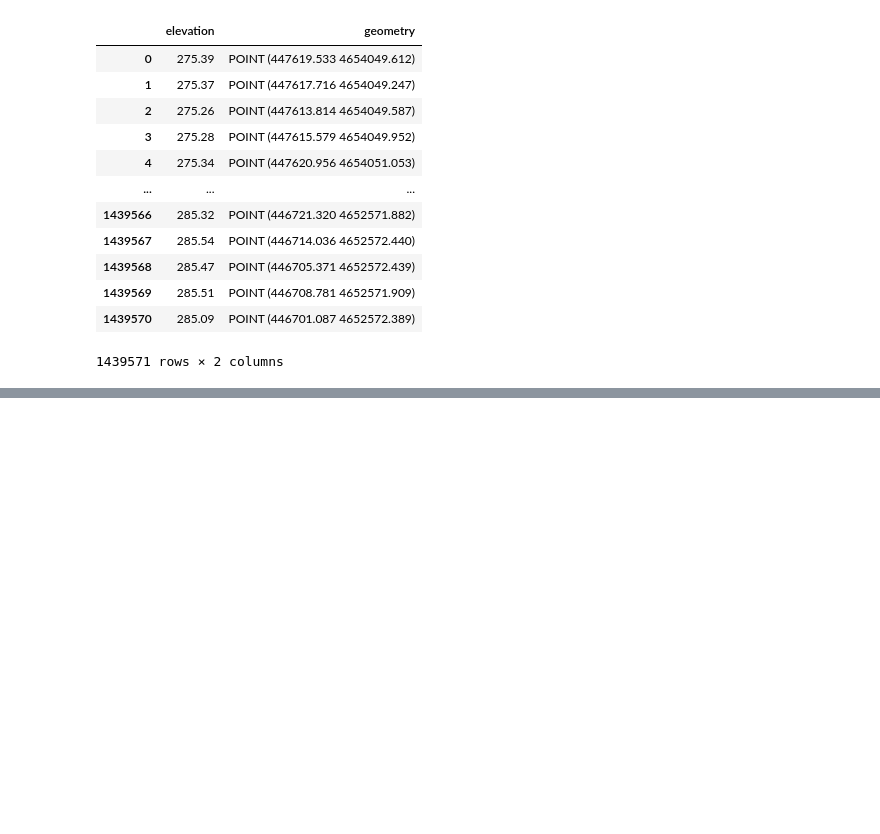
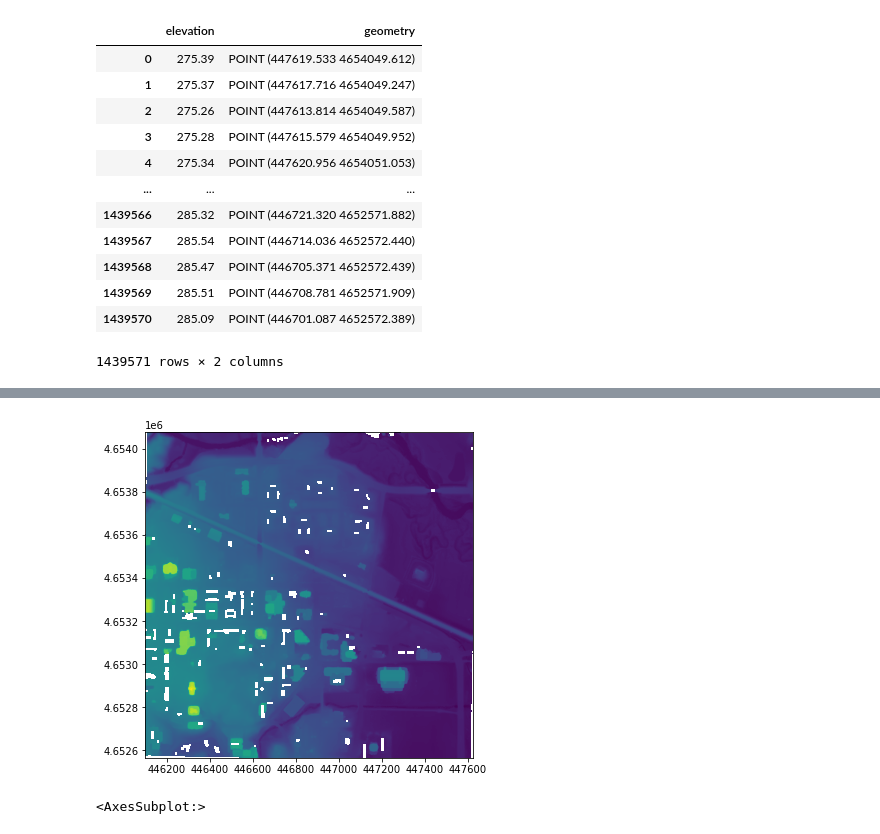
Before and after one commit to tesfayealex/Pylidar, a Jupyter notebook: docs/example.ipynb, the cells around one changed output, grey strips where cells are left out. Drawn from its saved outputs; the diff is of its cells as text; code cells hidden in the pictures; blank space fills up the shorter version.

```diff
--- a/docs/example.ipynb
+++ b/docs/example.ipynb
@@ -24,0 +50,6 @@ geo_df
+# %%
+plt.figure(figsize=(10, 6))
+rio.plot.show(src)
+# %% [output]
+[figure, added]
+<AxesSubplot:>
```
Also changed, not shown: parts of 8 cells of this notebook.
